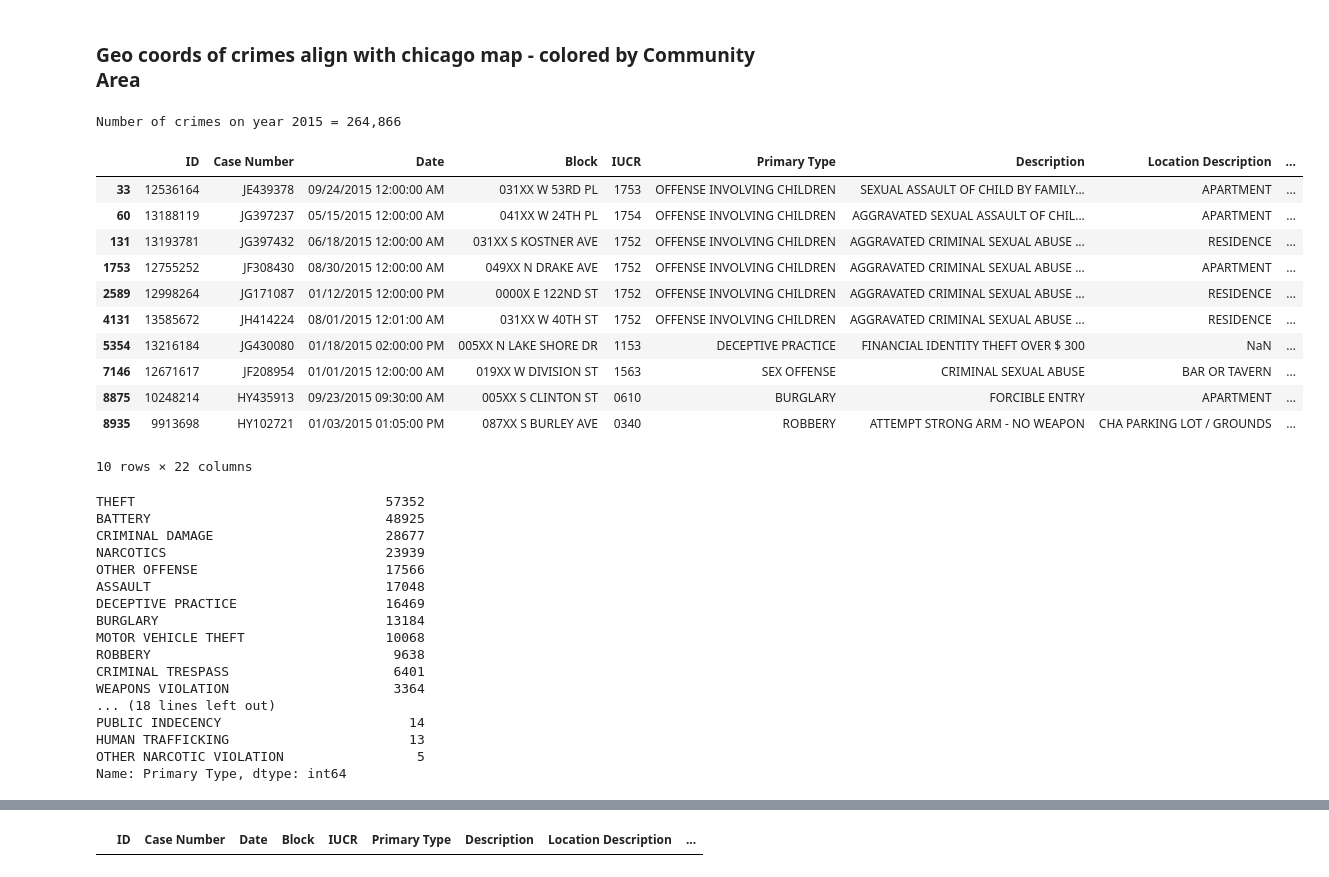
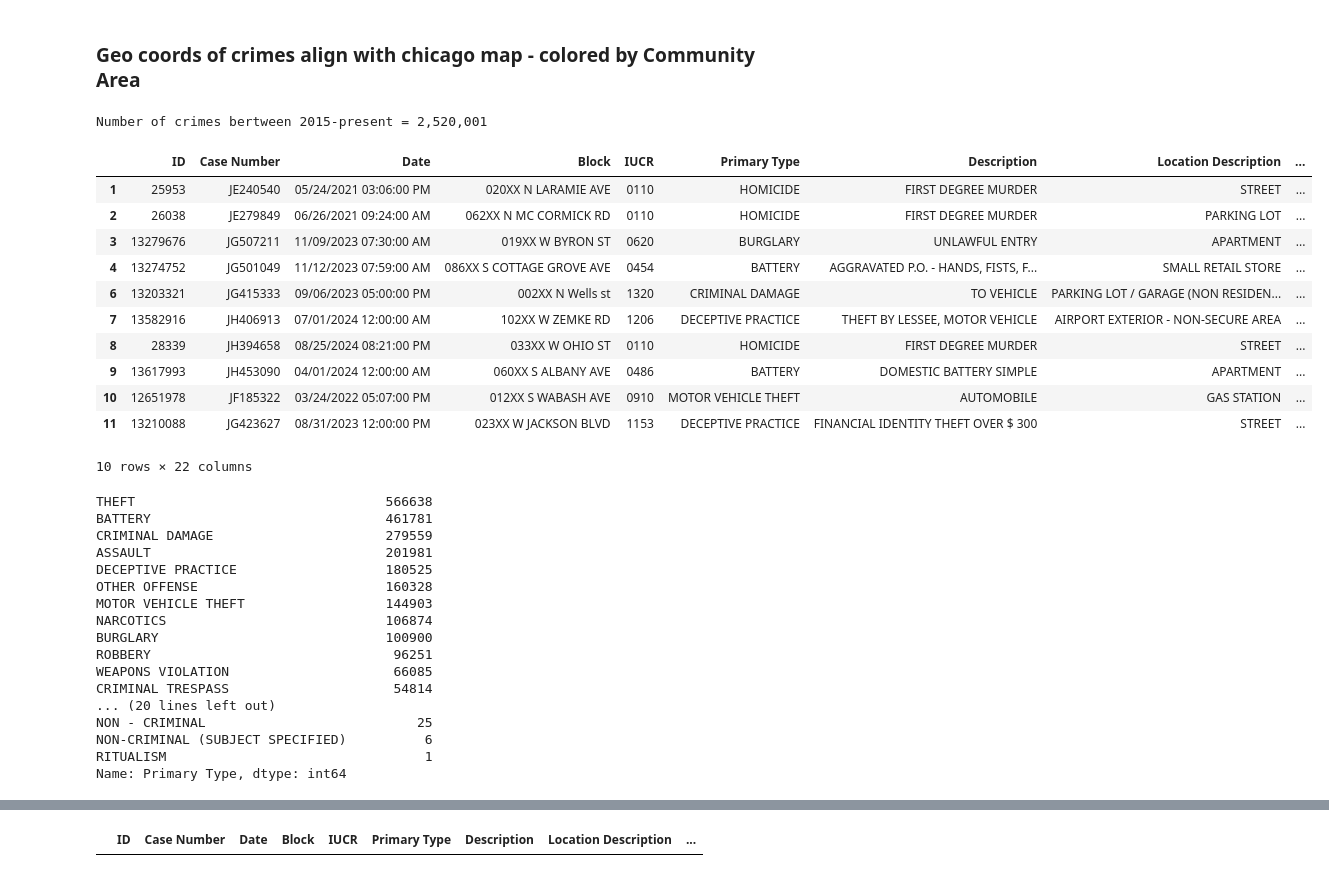
Before and after one commit to VanDang003/Analysis-of-Crime-and-Socioeconomic-Factors-in-Chicago, a Jupyter notebook: EDA.ipynb, the cells around one changed output, grey strips where cells are left out. Cells and saved outputs as stored; diff of their text form; code cells hidden in the pictures.

```diff
--- a/EDA.ipynb
+++ b/EDA.ipynb
@@ -158,43 +158,43 @@ https://chibarproject.com/wp-content/uploads/2021/09/Chicago-interactive-map-1.j
 #Census data is taken from 5-year community snapshot
 #Using 2015 in this run for reduced processing time
 
-crimes_2015 = data_csv[data_csv['Year'] == 2015]
-print(f'Number of crimes on year 2015 = {len(crimes_2015):,}')
+crimes_15_25 = data_csv[data_csv['Year'] >= 2015]
+print(f'Number of crimes bertween 2015-present = {len(crimes_15_25):,}')
 # %% [output]
-Number of crimes on year 2015 = 264,866
+Number of crimes bertween 2015-present = 2,520,001
 # %%
-crimes_2015.head(10)
+crimes_15_25.head(10)
 # %% [output]
 |  | ID | Case Number | Date | Block | IUCR | Primary Type | Description | Location Description | ... |
-| 33 | 12536164 | JE439378 | 09/24/2015 12:00:00 AM | 031XX W 53RD PL | 1753 | OFFENSE INVOLVING CHILDREN | SEXUAL ASSAULT OF CHILD BY FAMILY... | APARTMENT | ... |
-| 60 | 13188119 | JG397237 | 05/15/2015 12:00:00 AM | 041XX W 24TH PL | 1754 | OFFENSE INVOLVING CHILDREN | AGGRAVATED SEXUAL ASSAULT OF CHIL... | APARTMENT | ... |
-| 131 | 13193781 | JG397432 | 06/18/2015 12:00:00 AM | 031XX S KOSTNER AVE | 1752 | OFFENSE INVOLVING CHILDREN | AGGRAVATED CRIMINAL SEXUAL ABUSE ... | RESIDENCE | ... |
-| 1753 | 12755252 | JF308430 | 08/30/2015 12:00:00 AM | 049XX N DRAKE AVE | 1752 | OFFENSE INVOLVING CHILDREN | AGGRAVATED CRIMINAL SEXUAL ABUSE ... | APARTMENT | ... |
-| 2589 | 12998264 | JG171087 | 01/12/2015 12:00:00 PM | 0000X E 122ND ST | 1752 | OFFENSE INVOLVING CHILDREN | AGGRAVATED CRIMINAL SEXUAL ABUSE ... | RESIDENCE | ... |
-| 4131 | 13585672 | JH414224 | 08/01/2015 12:01:00 AM | 031XX W 40TH ST | 1752 | OFFENSE INVOLVING CHILDREN | AGGRAVATED CRIMINAL SEXUAL ABUSE ... | RESIDENCE | ... |
-| 5354 | 13216184 | JG430080 | 01/18/2015 02:00:00 PM | 005XX N LAKE SHORE DR | 1153 | DECEPTIVE PRACTICE | FINANCIAL IDENTITY THEFT OVER $ 300 | NaN | ... |
-| 7146 | 12671617 | JF208954 | 01/01/2015 12:00:00 AM | 019XX W DIVISION ST | 1563 | SEX OFFENSE | CRIMINAL SEXUAL ABUSE | BAR OR TAVERN | ... |
-| 8875 | 10248214 | HY435913 | 09/23/2015 09:30:00 AM | 005XX S CLINTON ST | 0610 | BURGLARY | FORCIBLE ENTRY | APARTMENT | ... |
-| 8935 | 9913698 | HY102721 | 01/03/2015 01:05:00 PM | 087XX S BURLEY AVE | 0340 | ROBBERY | ATTEMPT STRONG ARM - NO WEAPON | CHA PARKING LOT / GROUNDS | ... |
+| 1 | 25953 | JE240540 | 05/24/2021 03:06:00 PM | 020XX N LARAMIE AVE | 0110 | HOMICIDE | FIRST DEGREE MURDER | STREET | ... |
+| 2 | 26038 | JE279849 | 06/26/2021 09:24:00 AM | 062XX N MC CORMICK RD | 0110 | HOMICIDE | FIRST DEGREE MURDER | PARKING LOT | ... |
+| 3 | 13279676 | JG507211 | 11/09/2023 07:30:00 AM | 019XX W BYRON ST | 0620 | BURGLARY | UNLAWFUL ENTRY | APARTMENT | ... |
+| 4 | 13274752 | JG501049 | 11/12/2023 07:59:00 AM | 086XX S COTTAGE GROVE AVE | 0454 | BATTERY | AGGRAVATED P.O. - HANDS, FISTS, F... | SMALL RETAIL STORE | ... |
+| 6 | 13203321 | JG415333 | 09/06/2023 05:00:00 PM | 002XX N Wells st | 1320 | CRIMINAL DAMAGE | TO VEHICLE | PARKING LOT / GARAGE (NON RESIDEN... | ... |
+| 7 | 13582916 | JH406913 | 07/01/2024 12:00:00 AM | 102XX W ZEMKE RD | 1206 | DECEPTIVE PRACTICE | THEFT BY LESSEE, MOTOR VEHICLE | AIRPORT EXTERIOR - NON-SECURE AREA | ... |
+| 8 | 28339 | JH394658 | 08/25/2024 08:21:00 PM | 033XX W OHIO ST | 0110 | HOMICIDE | FIRST DEGREE MURDER | STREET | ... |
+| 9 | 13617993 | JH453090 | 04/01/2024 12:00:00 AM | 060XX S ALBANY AVE | 0486 | BATTERY | DOMESTIC BATTERY SIMPLE | APARTMENT | ... |
+| 10 | 12651978 | JF185322 | 03/24/2022 05:07:00 PM | 012XX S WABASH AVE | 0910 | MOTOR VEHICLE THEFT | AUTOMOBILE | GAS STATION | ... |
+| 11 | 13210088 | JG423627 | 08/31/2023 12:00:00 PM | 023XX W JACKSON BLVD | 1153 | DECEPTIVE PRACTICE | FINANCIAL IDENTITY THEFT OVER $ 300 | STREET | ... |
 10 rows × 22 columns
 # %%
-crimes_2015['Primary Type'].value_counts()
+crimes_15_25['Primary Type'].value_counts()
 # %% [output]
-THEFT                                57352
-BATTERY                              48925
-CRIMINAL DAMAGE                      28677
-NARCOTICS                            23939
-OTHER OFFENSE                        17566
-ASSAULT                              17048
-DECEPTIVE PRACTICE                   16469
-BURGLARY                             13184
-MOTOR VEHICLE THEFT                  10068
-ROBBERY                               9638
-CRIMINAL TRESPASS                     6401
-WEAPONS VIOLATION                     3364
-... (18 lines left out)
-PUBLIC INDECENCY                        14
-HUMAN TRAFFICKING                       13
-OTHER NARCOTIC VIOLATION                 5
+THEFT                                566638
+BATTERY                              461781
+CRIMINAL DAMAGE                      279559
+ASSAULT                              201981
+DECEPTIVE PRACTICE                   180525
+OTHER OFFENSE                        160328
+MOTOR VEHICLE THEFT                  144903
+NARCOTICS                            106874
+BURGLARY                             100900
+ROBBERY                               96251
+WEAPONS VIOLATION                     66085
+CRIMINAL TRESPASS                     54814
+... (20 lines left out)
+NON - CRIMINAL                           25
+NON-CRIMINAL (SUBJECT SPECIFIED)          6
+RITUALISM                                 1
 Name: Primary Type, dtype: int64
 # %%
```
Also changed, not shown: parts of 21 cells of this notebook.
